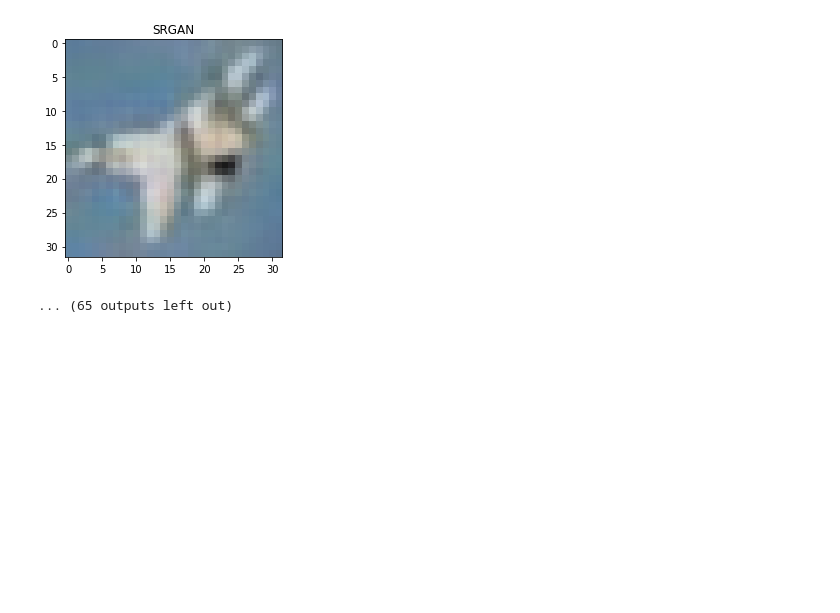
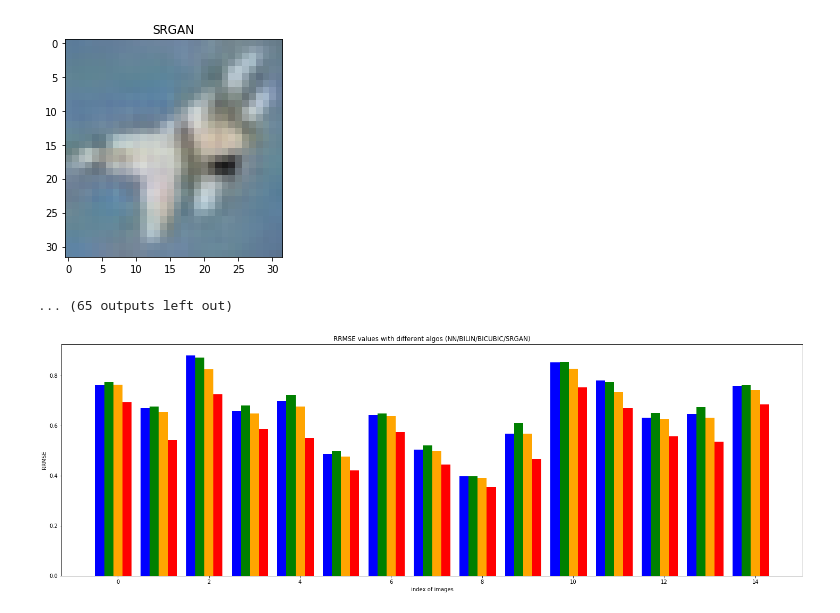
Before and after one commit to udion/srgan_pilot, a Jupyter notebook: src/analyse_output.ipynb, the cells around one changed output. Drawn from its saved outputs; the diff is of its cells as text; code cells hidden in the pictures; blank space fills up the shorter version.

Commit message:
bar graph and other visuals

```diff
--- a/src/analyse_output.ipynb
+++ b/src/analyse_output.ipynb
@@ -18,6 +18,10 @@ import torchvision.transforms as transforms
 # %%
 #this function will take in the path of the original high_res version, low_res_version, and high_res_version generated
 #visualise them on the same scale, get the original resolution from the low_res_version and calculate RRMSE too
+rrmse_NN = []
+rrmse_BILIN = []
+rrmse_BICUBIC = []
+rrmse_SRGAN = []
 def analyse_output(high_res_path, low_res_path, high_fake_path):
     i_orig = PIL.Image.open(high_res_path)
     w_high, h_high = i_orig.size
@@ -52,10 +56,14 @@ def analyse_output(high_res_path, low_res_path, high_fake_path):
 
 
     print('RRMSE val between original high and low2high_NN : {}'.format(RRMSE(np.array(i_orig), np.array(i_low2high_NN))))
+    rrmse_NN.append(RRMSE(np.array(i_orig), np.array(i_low2high_NN)))
     print('RRMSE val between original high and low2high_BILIN : {}'.format(RRMSE(np.array(i_orig), np.array(i_low2high_BILIN))))
+    rrmse_BILIN.append(RRMSE(np.array(i_orig), np.array(i_low2high_BILIN)))
     print('RRMSE val between original high and low2high_BICUBIC : {}'.format(RRMSE(np.array(i_orig), np.array(i_low2high_BICUBIC))))
+    rrmse_BICUBIC.append(RRMSE(np.array(i_orig), np.array(i_low2high_BICUBIC)))
     print('\n')
     print('RRMSE val between original high and low2high_SRGAN : {}'.format(RRMSE(np.array(i_orig), np.array(i_high_fake))))
+    rrmse_SRGAN.append(RRMSE(np.array(i_orig), np.array(i_high_fake)))
 # %%
 analyse_output('../output_images/udion_output/high_res_real/0.png', '../output_images/udion_output/low_res/0.png', '../output_images/udion_output/high_res_fake/0.png')
 # %% [output]
@@ -123,3 +131,22 @@ RRMSE val between original high and low2high_SRGAN : 0.68424758092566
 [figure]
 [figure]
 ... (65 outputs left out)
+# %%
+#plotting RRMSE for comparison
+def plot_rrmse(rrmse_NN, rrmse_BILIN, rrmse_BICUBIC, rrmse_SRGAN):
+    x = np.array([i for i in range(15)])
+    plt.figure(figsize=(25,8))
+    ax = plt.subplot(111)
+
+    ax.bar(x-0.4, rrmse_NN, width=0.2,color='b',align='center')
+    ax.bar(x-0.2, rrmse_BILIN, width=0.2,color='g',align='center')
+    ax.bar(x, rrmse_BICUBIC, width=0.2,color='orange',align='center')
+    ax.bar(x+0.2, rrmse_SRGAN,width=0.2,color='r',align='center')
+    plt.title('RRMSE values with different algos (NN/BILIN/BICUBIC/SRGAN)')
+    plt.xlabel('index of images')
+    plt.ylabel('RRMSE')
+    plt.show()
+# %%
+plot_rrmse(rrmse_NN, rrmse_BILIN, rrmse_BICUBIC, rrmse_SRGAN)
+# %% [output]
+[figure, added]
```
